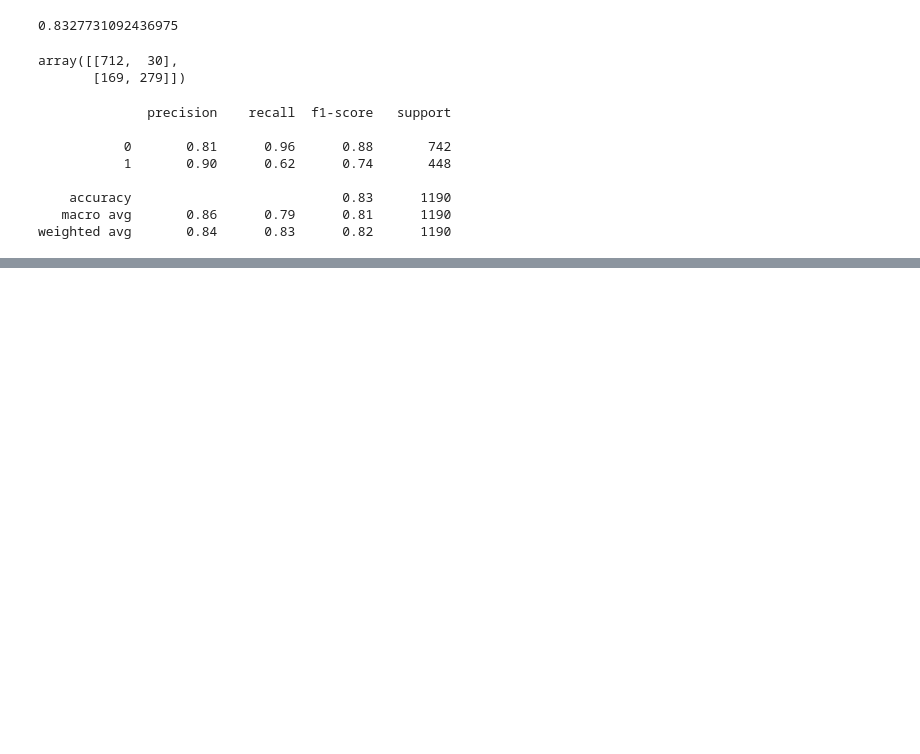
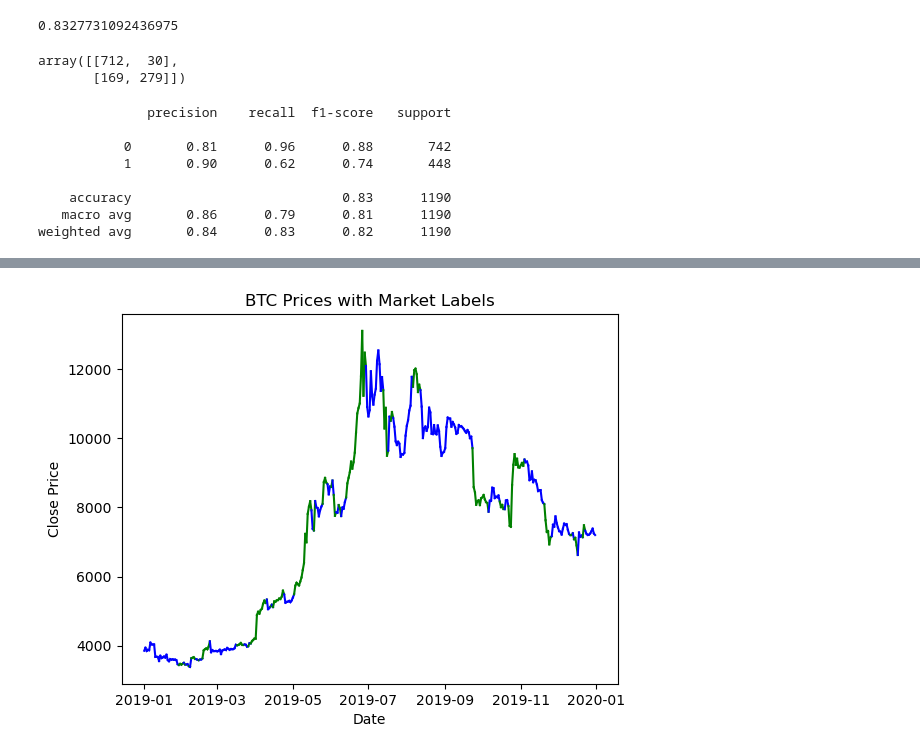
Before and after one commit to v3232/Project-2team-4, a Jupyter notebook: bitcoin_classifier.ipynb, the cells around one changed output, grey strips where cells are left out. Saved outputs shown, nothing was run; the diff lists cells and outputs as text; code cells hidden in the pictures; blank space fills up the shorter version.

```diff
--- a/bitcoin_classifier.ipynb
+++ b/bitcoin_classifier.ipynb
@@ -214,0 +235,5 @@ weighted avg       0.84      0.83      0.82      1190
+# %%
+filtered_df = df['2019-01-01':'2019-12-31']
+plot_colored_market_trends(filtered_df)
+# %% [output]
+[figure, added]
```
Also changed, not shown: parts of 6 cells of this notebook.
